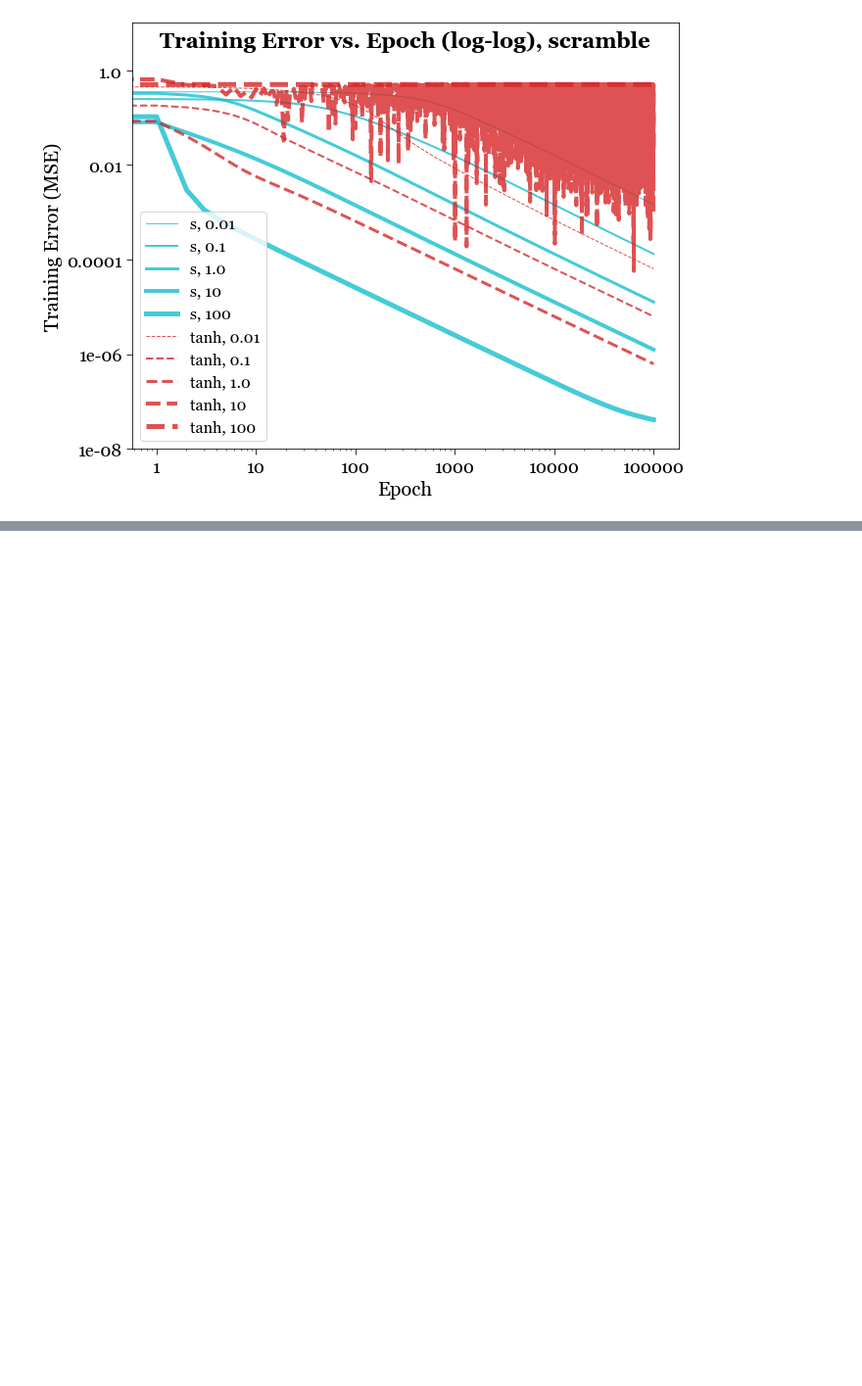
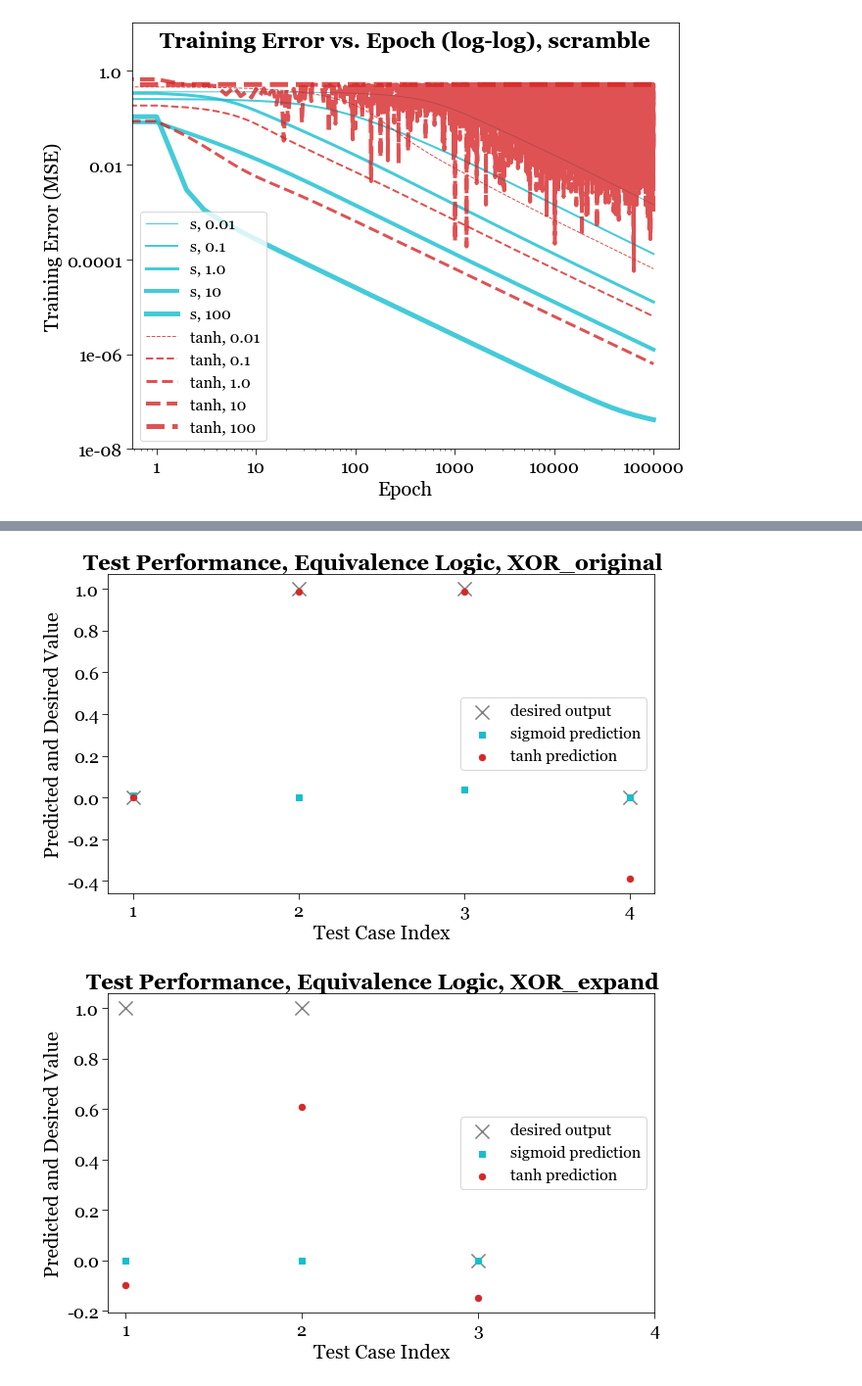
Before and after one commit to chew-in/computational_physics, a Jupyter notebook: 3_ANN/perceptron.ipynb, the cells around one changed output, grey strips where cells are left out. Shown at 98% size. Saved outputs shown, nothing was run; the diff lists cells and outputs as text; code cells hidden in the pictures; blank space fills up the shorter version.

```diff
--- a/3_ANN/perceptron.ipynb
+++ b/3_ANN/perceptron.ipynb
@@ -331,0 +439,14 @@ print("One can see that neither transfer function yields the right result for XO
+# %%
+best_train_params_XOR_original =  {'sigmoid': 10, 'tanh': 0.1}
+best_train_params_XOR_expand   =  {'sigmoid': 10, 'tanh': 1.0}
+best_train_params_XOR_scramble =  {'sigmoid': 10, 'tanh': 0.1}
+# %%
+plot_test_data(perceptron_dataset_XOR_original, best_train_params_XOR_original,
+               y_test_XOR_original, 'XOR_original')
+plot_test_data(perceptron_dataset_XOR_expand, best_train_params_XOR_expand,
+               y_test_XOR_expand, 'XOR_expand')
+plot_test_data(perceptron_dataset_XOR_scramble, best_train_params_XOR_scramble,
+               y_test_XOR_scramble, 'XOR_scramble')
+# %% [output]
+[figure, added]
+[figure, added]
```
Also changed, not shown: parts of 20 cells of this notebook, 12 other files.
